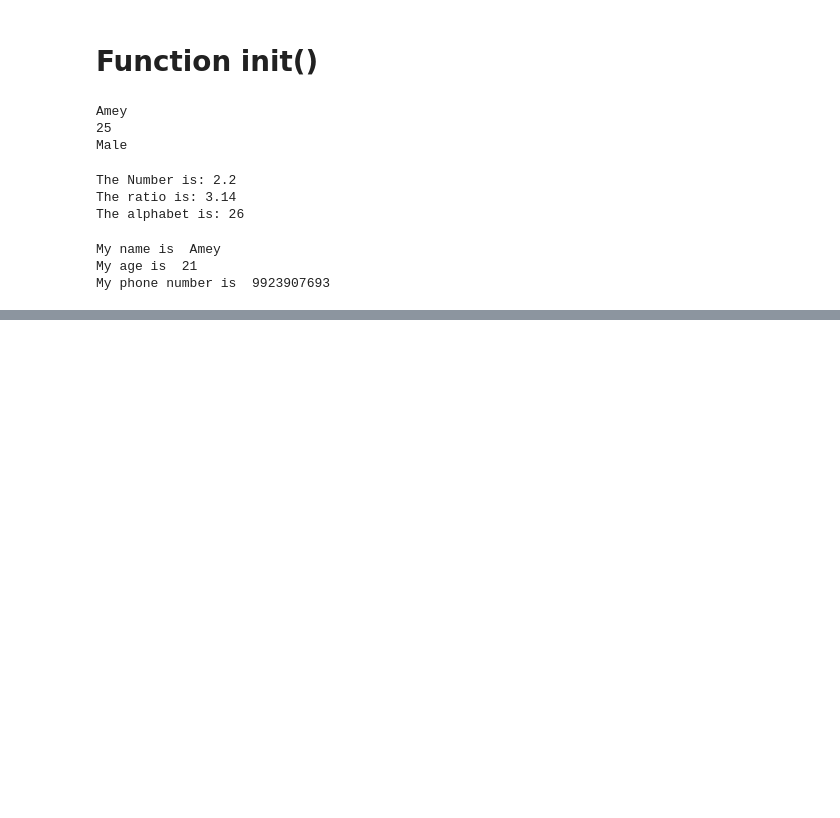
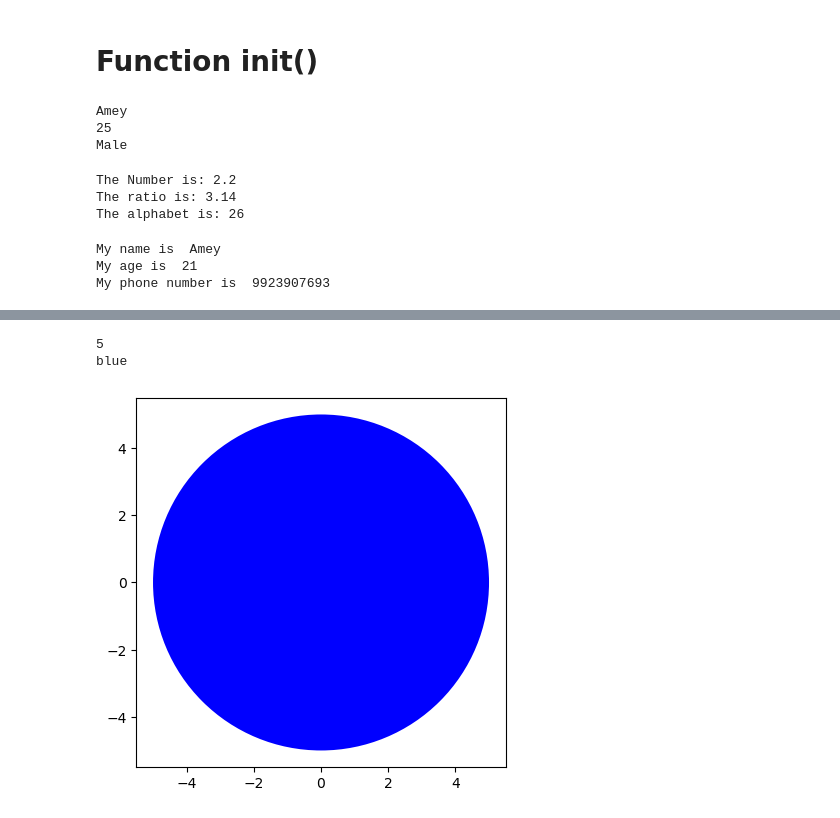
Before and after one commit to Roushan-World/Python_10-00-11-30-AM, a Jupyter notebook: 12. Classes and Objects in Python.ipynb, the cells around one changed output, grey strips where cells are left out. Saved outputs shown, nothing was run; the diff lists cells and outputs as text; code cells hidden in the pictures; blank space fills up the shorter version.

```diff
--- a/12. Classes and Objects in Python.ipynb
+++ b/12. Classes and Objects in Python.ipynb
@@ -136,0 +185,37 @@ My phone number is  9923907693
+# %%
+# import library to draw the Rectangle.
+
+import matplotlib.pyplot as plt
+
+%matplotlib inline
+
+
+class Circle(object):
+
+    # Constructor
+    def __init__(self,radius,color):
+        self.radius=radius
+        self.color=color
+
+    # Method
+    def increase_radius(self,r):
+        self.radius=self.radius+r
+        return self.radius
+
+
+    # method
+
+    def drawCircle(self):
+        plt.gca().add_patch(plt.Circle((0,0),self.radius,fc=self.color))
+        plt.axis('scaled')
+        plt.show()
+
+
+one_circle=Circle(5,'blue')
+print(one_circle.radius)
+print(one_circle.color)
+one_circle.drawCircle()
+# %% [output]
+5
+blue
+[figure, added]
```
Also changed, not shown: parts of 3 cells of this notebook.
